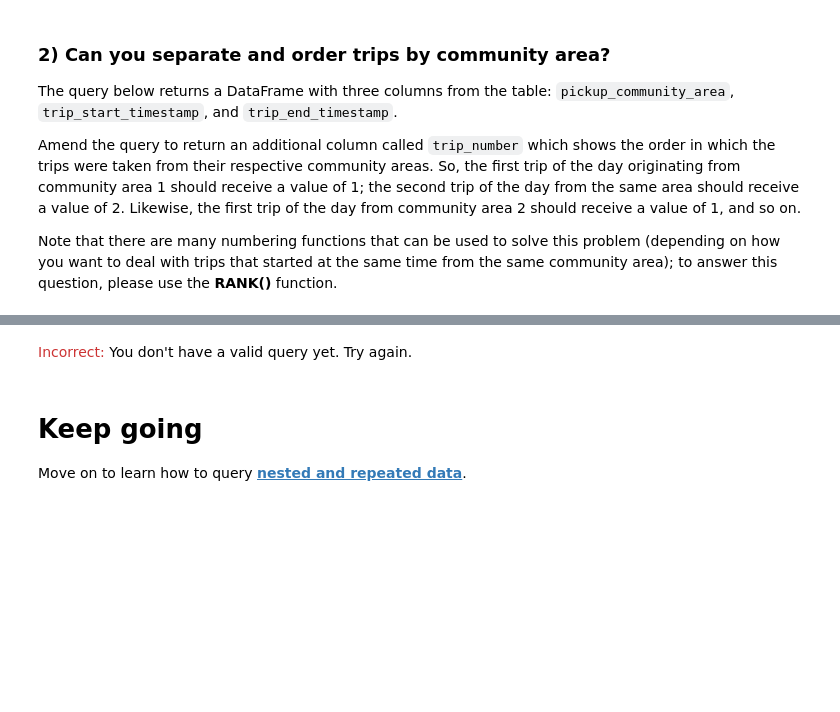
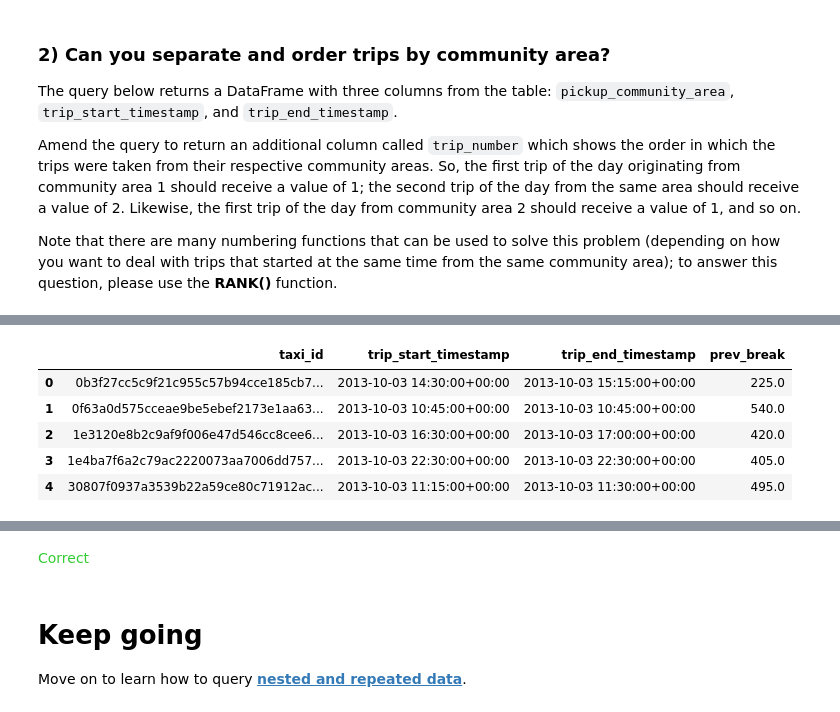
Before and after one commit to nakroMS/Kaggle_AdvancedSQL, a Jupyter notebook: exercise-analytic-functions.ipynb, the cells around one changed output, grey strips where cells are left out. Cells and saved outputs as stored; diff of their text form; code cells hidden in the pictures; blank space fills up the shorter version.

```diff
--- a/exercise-analytic-functions.ipynb
+++ b/exercise-analytic-functions.ipynb
@@ -157,25 +165,31 @@ Note that the first trip of the day for each driver should have a value of **NaN
 # %%
 # Fill in the blanks below
 break_time_query = """
                    SELECT taxi_id,
                        trip_start_timestamp,
                        trip_end_timestamp,
                        TIMESTAMP_DIFF(
                            trip_start_timestamp,
-                           ____
+                           LAG(trip_end_timestamp,1)
                                OVER (
-                                    PARTITION BY ____
-                                    ORDER BY ____),
+                                    PARTITION BY taxi_id
+                                    ORDER BY trip_start_timestamp),
                            MINUTE) as prev_break
                    FROM `bigquery-public-data.chicago_taxi_trips.taxi_trips`
                    WHERE DATE(trip_start_timestamp) = '2013-10-03'
                    """
 
 # Check your answer
 q_3.check()
 # %% [output]
+|  | taxi_id | trip_start_timestamp | trip_end_timestamp | prev_break |
+| 0 | 0b3f27cc5c9f21c955c57b94cce185cb7... | 2013-10-03 14:30:00+00:00 | 2013-10-03 15:15:00+00:00 | 225.0 |
+| 1 | 0f63a0d575cceae9be5ebef2173e1aa63... | 2013-10-03 10:45:00+00:00 | 2013-10-03 10:45:00+00:00 | 540.0 |
+| 2 | 1e3120e8b2c9af9f006e47d546cc8cee6... | 2013-10-03 16:30:00+00:00 | 2013-10-03 17:00:00+00:00 | 420.0 |
+| 3 | 1e4ba7f6a2c79ac2220073aa7006dd757... | 2013-10-03 22:30:00+00:00 | 2013-10-03 22:30:00+00:00 | 405.0 |
+| 4 | 30807f0937a3539b22a59ce80c71912ac... | 2013-10-03 11:15:00+00:00 | 2013-10-03 11:30:00+00:00 | 495.0 |
 [interactive output not drawn]
-<span style="color:#cc3333">Incorrect:</span> You don't have a valid query yet.  Try again.
+<span style="color:#33cc33">Correct</span>
 # %%
 # Lines below will give you a hint or solution code
 #q_3.hint()
```
Also changed, not shown: parts of 3 cells of this notebook.
